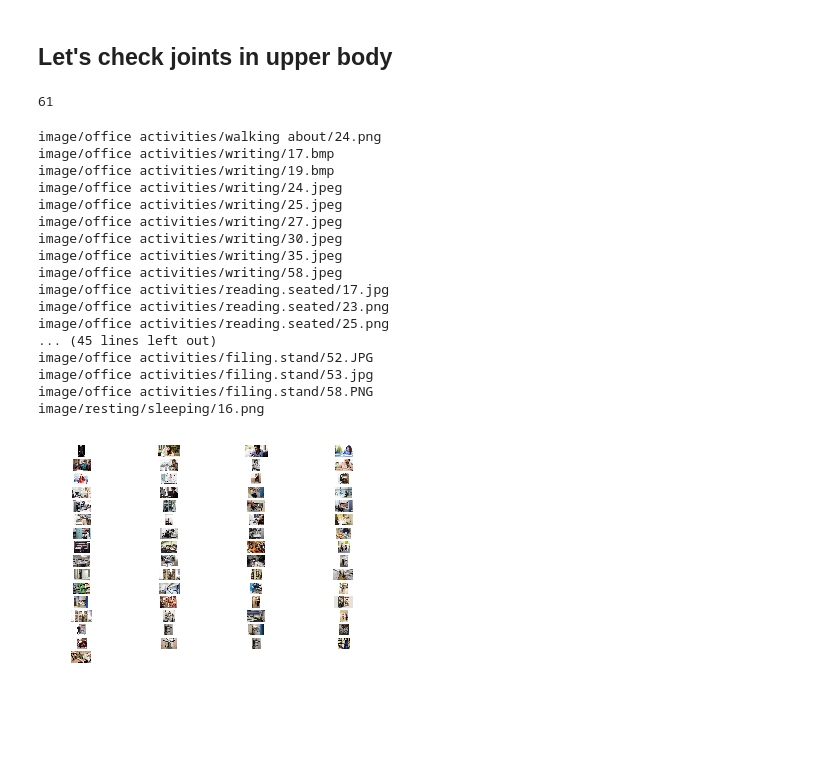
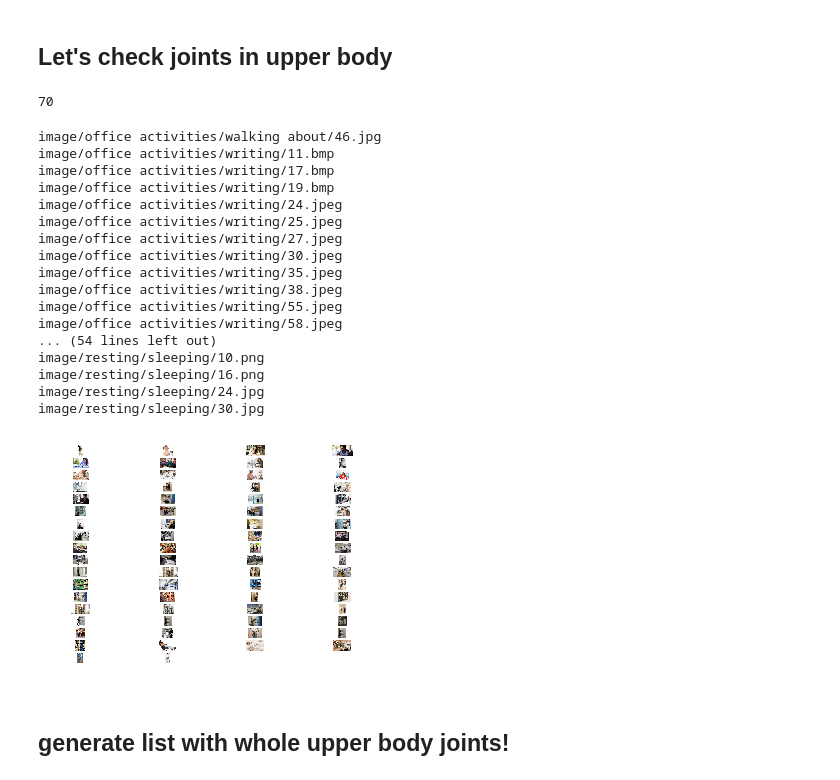
Before and after one commit to ys7yoo/deeppose_tf, a Jupyter notebook: analyzeMET.ipynb, the cells around one changed output. Cells and saved outputs as stored; diff of their text form; code cells hidden in the pictures; blank space fills up the shorter version.

Commit message:
regenerate after fixing joints

```diff
--- a/analyzeMET.ipynb
+++ b/analyzeMET.ipynb
@@ -36,8 +36,9 @@ elif dataset_name == 'met': # MET dataset
     #TEST_CV_FILEPATH = os.path.join(config.MET_DATASET_ROOT, 'activity1.csv') # test only one image
     #TEST_CV_FILEPATH = os.path.join(config.MET_DATASET_ROOT, 'activity.csv')
     #TEST_CV_FILEPATH = os.path.join(config.MET_DATASET_ROOT, 'activity_with_head.csv')
-    TEST_CV_FILEPATH = os.path.join(config.MET_DATASET_ROOT, 'activity_wo.csv')
+    #TEST_CV_FILEPATH = os.path.join(config.MET_DATASET_ROOT, 'activity_wo.csv')
     #TEST_CV_FILEPATH = os.path.join(config.MET_DATASET_ROOT, 'activity_wo_ub.csv') # cleaned up
+    TEST_CV_FILEPATH = os.path.join(config.MET_DATASET_ROOT, 'activity-met_n10.csv') # joint rechecked! (2018.06.18)
     # for debugging
     #TEST_CV_FILEPATH = os.path.join(config.MET_DATASET_ROOT, 'writing46.csv')  # with valid joints info
     #TEST_CV_FILEPATH = os.path.join(config.MET_DATASET_ROOT, 'writing46nv.csv')  # without valid joints info
@@ -256,46 +276,51 @@ image/office activities/filing.seated/29.jpg
 # %% [markdown]
 ## Let's check joints in upper body
 # %%
-# how many images are missing any joint in upper body?
+# how many images are missing any joint in upper body?    # increased from 61 to 70 (2018. 6. 18)
 sum(np.sum(validJoints[:,6:],axis=1) != 8)
 # %% [output]
-61
+70
 # %%
 idxMissing = list()
+missingImageIDlist = list()
+
 for i, info in enumerate(test_dataset.info):
     if not np.all(validJoints[i,6:]):
         #print(i)
         idxMissing.append(i)
         #print(info)
 
         image, joints, is_valid_joints, misc = test_dataset.get_example(i)
         print(misc['image_id'])
+        missingImageIDlist.append(misc['image_id'])
         #plt.imshow(image)
 
 for i in range(len(idxMissing)):
     idx = idxMissing[i]
     #print(idx)
     plt.subplot(np.ceil(len(idxMissing)/4),4,i+1)
 
     img=test_dataset.get_original_image(idx)
     plt.imshow(img[:,:,::-1])
     plt.axis('off')
 # %% [output]
-image/office activities/walking about/24.png
+image/office activities/walking about/46.jpg
+image/office activities/writing/11.bmp
 image/office activities/writing/17.bmp
 image/office activities/writing/19.bmp
 image/office activities/writing/24.jpeg
 image/office activities/writing/25.jpeg
 image/office activities/writing/27.jpeg
 image/office activities/writing/30.jpeg
 image/office activities/writing/35.jpeg
+image/office activities/writing/38.jpeg
+image/office activities/writing/55.jpeg
 image/office activities/writing/58.jpeg
-image/office activities/reading.seated/17.jpg
-image/office activities/reading.seated/23.png
-image/office activities/reading.seated/25.png
-... (45 lines left out)
-image/office activities/filing.stand/52.JPG
-image/office activities/filing.stand/53.jpg
-image/office activities/filing.stand/58.PNG
+... (54 lines left out)
+image/resting/sleeping/10.png
 image/resting/sleeping/16.png
+image/resting/sleeping/24.jpg
+image/resting/sleeping/30.jpg
-[figure, old version]
+[figure, new version]
+# %% [markdown]
+## generate list with whole upper body joints!
```
Also changed, not shown: parts of 6 cells of this notebook.
